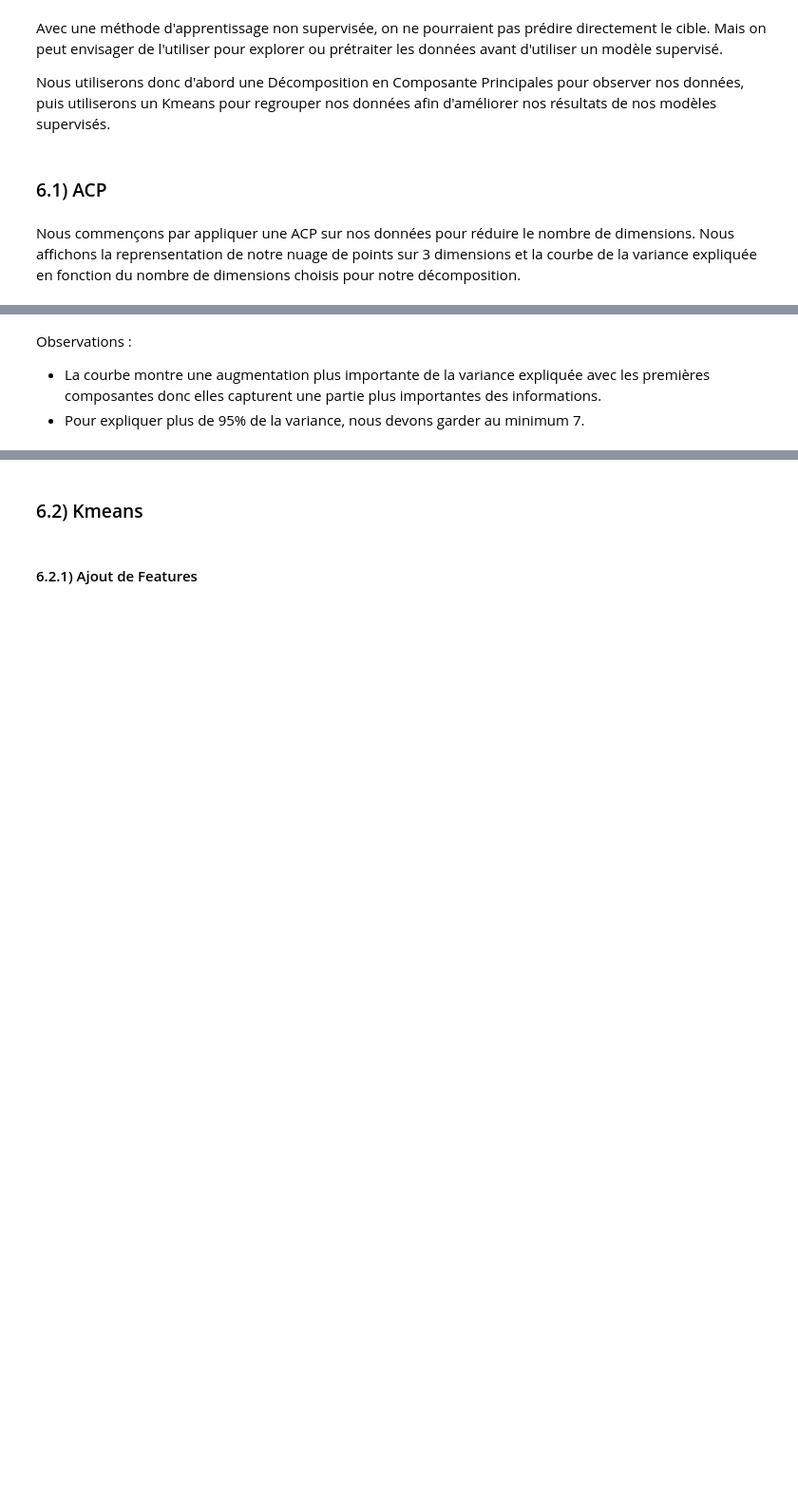
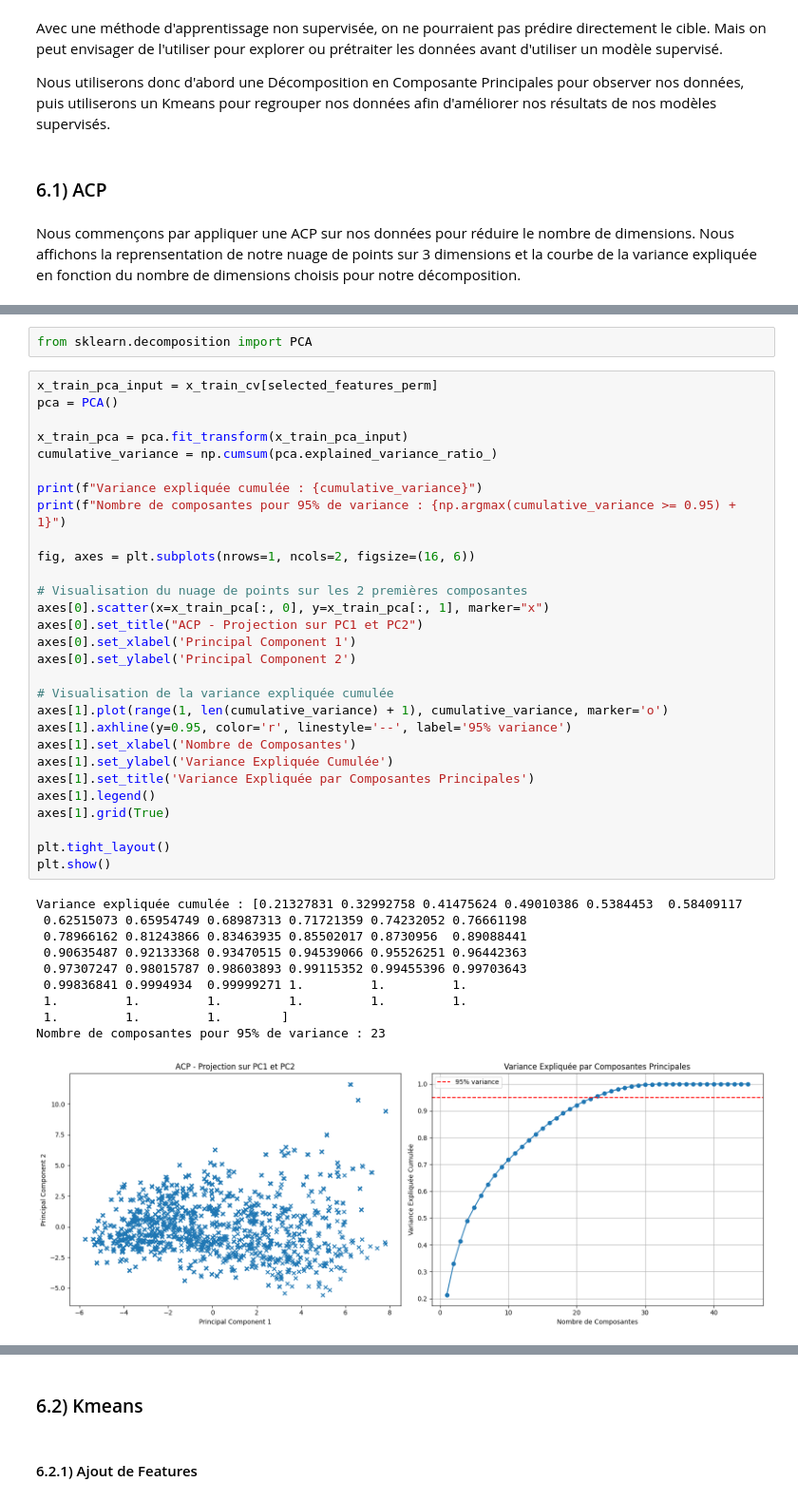
Before and after one commit to yvesmarix/PROJET-QRT-ELEC, a Jupyter notebook: main_bis.ipynb, the cells around one changed output, grey strips where cells are left out. Shown at 95% size. Cells and saved outputs as stored; diff of their text form; blank space fills up the shorter version.

```diff
--- a/main_bis.ipynb
+++ b/main_bis.ipynb
@@ -776,7 +775,45 @@ for i,method in enumerate(methods):
     axes[1].set_title(f'Variance Expliquée par Composantes Principale pour la methode {i+1}')
     axes[1].grid(True)
     plt.show()
-# %% [markdown]
-Observations :
-* La courbe montre une augmentation plus importante de la variance expliquée avec les premières composantes donc elles capturent une partie plus importantes des informations.
-* Pour expliquer plus de 95% de la variance, nous devons garder au minimum 7.
+# %%
+from sklearn.decomposition import PCA
+# %%
+x_train_pca_input = x_train_cv[selected_features_perm]
+pca = PCA()
+
+x_train_pca = pca.fit_transform(x_train_pca_input)
+cumulative_variance = np.cumsum(pca.explained_variance_ratio_)
+
+print(f"Variance expliquée cumulée : {cumulative_variance}")
+print(f"Nombre de composantes pour 95% de variance : {np.argmax(cumulative_variance >= 0.95) + 1}")
+
+fig, axes = plt.subplots(nrows=1, ncols=2, figsize=(16, 6))
+
+# Visualisation du nuage de points sur les 2 premières composantes
+axes[0].scatter(x=x_train_pca[:, 0], y=x_train_pca[:, 1], marker="x")
+axes[0].set_title("ACP - Projection sur PC1 et PC2")
+axes[0].set_xlabel('Principal Component 1')
+axes[0].set_ylabel('Principal Component 2')
+
+# Visualisation de la variance expliquée cumulée
+axes[1].plot(range(1, len(cumulative_variance) + 1), cumulative_variance, marker='o')
+axes[1].axhline(y=0.95, color='r', linestyle='--', label='95% variance')
+axes[1].set_xlabel('Nombre de Composantes')
+axes[1].set_ylabel('Variance Expliquée Cumulée')
+axes[1].set_title('Variance Expliquée par Composantes Principales')
+axes[1].legend()
+axes[1].grid(True)
+
+plt.tight_layout()
+plt.show()
+# %% [output]
+Variance expliquée cumulée : [0.21327831 0.32992758 0.41475624 0.49010386 0.5384453  0.58409117
+ 0.62515073 0.65954749 0.68987313 0.71721359 0.74232052 0.76661198
+ 0.78966162 0.81243866 0.83463935 0.85502017 0.8730956  0.89088441
+ 0.90635487 0.92133368 0.93470515 0.94539066 0.95526251 0.96442363
+ 0.97307247 0.98015787 0.98603893 0.99115352 0.99455396 0.99703643
+ 0.99836841 0.9994934  0.99999271 1.         1.         1.
+ 1.         1.         1.         1.         1.         1.
+ 1.         1.         1.        ]
+Nombre de composantes pour 95% de variance : 23
+[figure, added]
```
Also changed, not shown: parts of 11 cells of this notebook.
